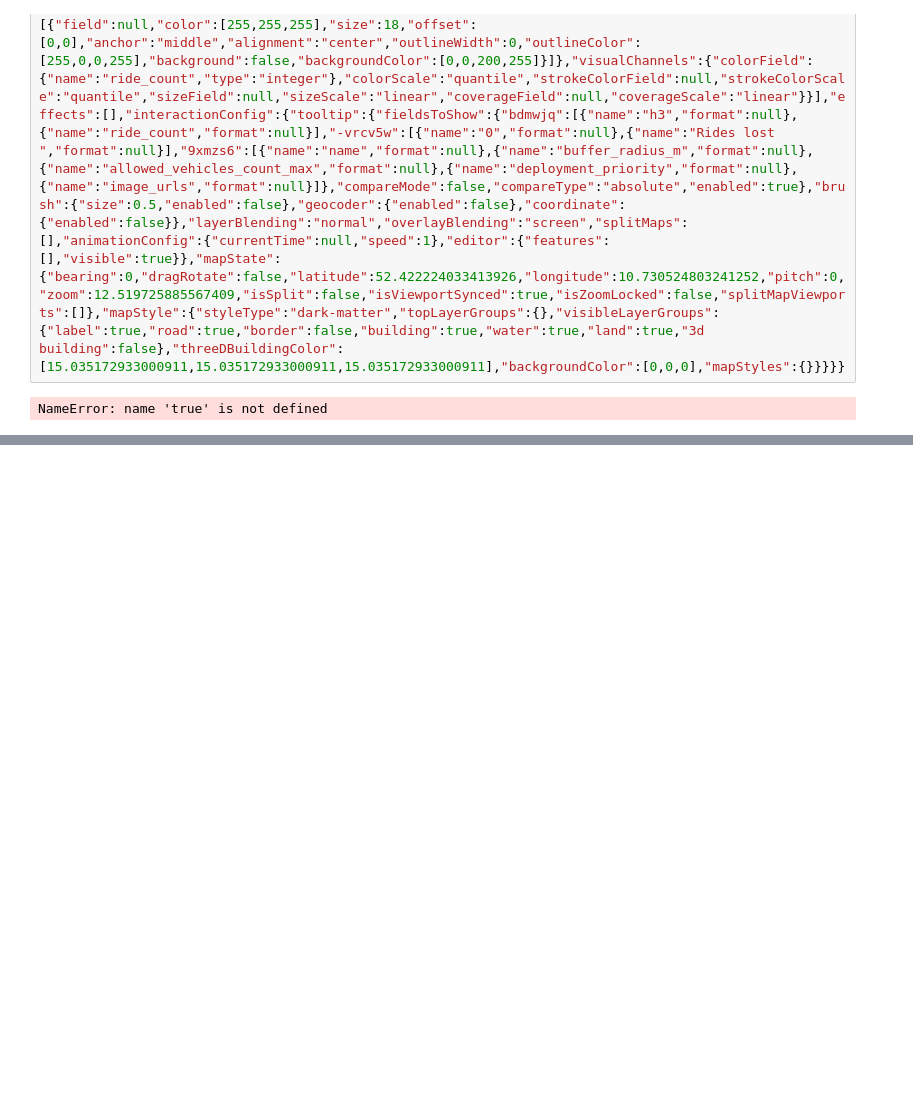
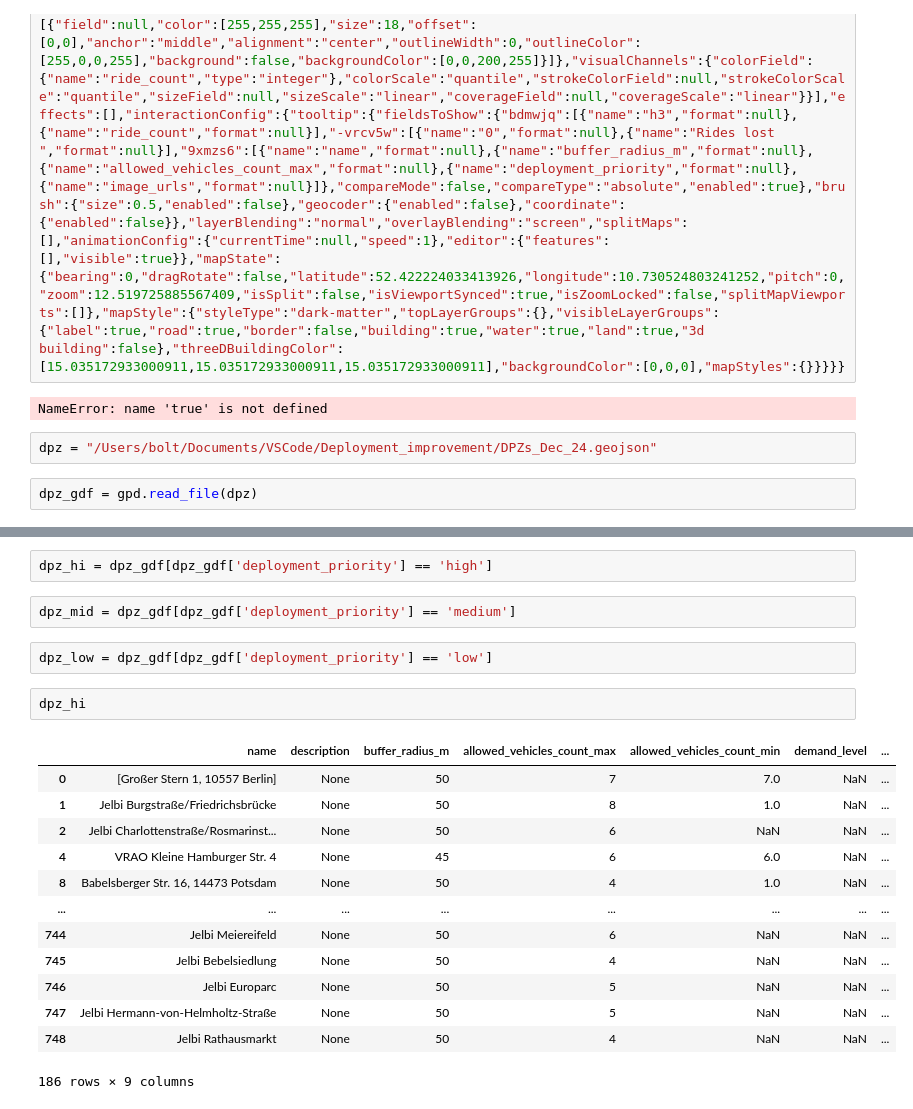
Before and after one commit to user-name11/deployment, a Jupyter notebook: deployment_nb.ipynb, the cells around one changed output, grey strips where cells are left out. Cells and saved outputs as stored; diff of their text form; blank space fills up the shorter version.

Commit message:
split dpzs by priority

```diff
--- a/deployment_nb.ipynb
+++ b/deployment_nb.ipynb
@@ -193,2 +195,6 @@ data = {{"version":"v1","config":{"visState":{"filters":[],"layers":[{"id":"lqrc
 # %% [output]
 NameError: name 'true' is not defined
+# %%
+dpz = "/Users/bolt/Documents/VSCode/Deployment_improvement/DPZs_Dec_24.geojson"
+# %%
+dpz_gdf = gpd.read_file(dpz)
@@ -194,0 +210,22 @@ NameError: name 'true' is not defined
+# %%
+dpz_hi = dpz_gdf[dpz_gdf['deployment_priority'] == 'high']
+# %%
+dpz_mid = dpz_gdf[dpz_gdf['deployment_priority'] == 'medium']
+# %%
+dpz_low = dpz_gdf[dpz_gdf['deployment_priority'] == 'low']
+# %%
+dpz_hi
+# %% [output]
+|  | name | description | buffer_radius_m | allowed_vehicles_count_max | allowed_vehicles_count_min | demand_level | ... |
+| 0 | [Großer Stern 1, 10557 Berlin] | None | 50 | 7 | 7.0 | NaN | ... |
+| 1 | Jelbi Burgstraße/Friedrichsbrücke | None | 50 | 8 | 1.0 | NaN | ... |
+| 2 | Jelbi Charlottenstraße/Rosmarinst... | None | 50 | 6 | NaN | NaN | ... |
+| 4 | VRAO Kleine Hamburger Str. 4 | None | 45 | 6 | 6.0 | NaN | ... |
+| 8 | Babelsberger Str. 16, 14473 Potsdam | None | 50 | 4 | 1.0 | NaN | ... |
+| ... | ... | ... | ... | ... | ... | ... | ... |
+| 744 | Jelbi Meiereifeld | None | 50 | 6 | NaN | NaN | ... |
+| 745 | Jelbi Bebelsiedlung | None | 50 | 4 | NaN | NaN | ... |
+| 746 | Jelbi Europarc | None | 50 | 5 | NaN | NaN | ... |
+| 747 | Jelbi Hermann-von-Helmholtz-Straße | None | 50 | 5 | NaN | NaN | ... |
+| 748 | Jelbi Rathausmarkt | None | 50 | 4 | NaN | NaN | ... |
+186 rows × 9 columns
```
Also changed, not shown: parts of 2 cells of this notebook, 1 other file.
